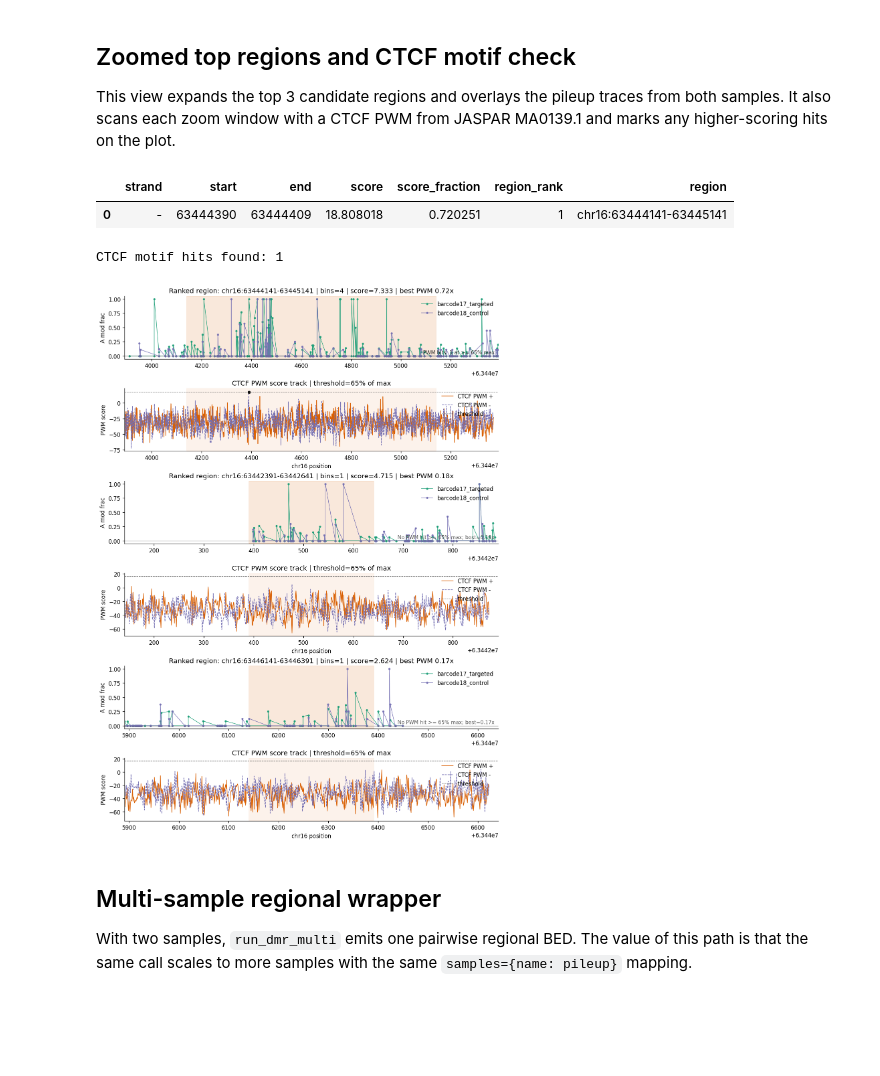
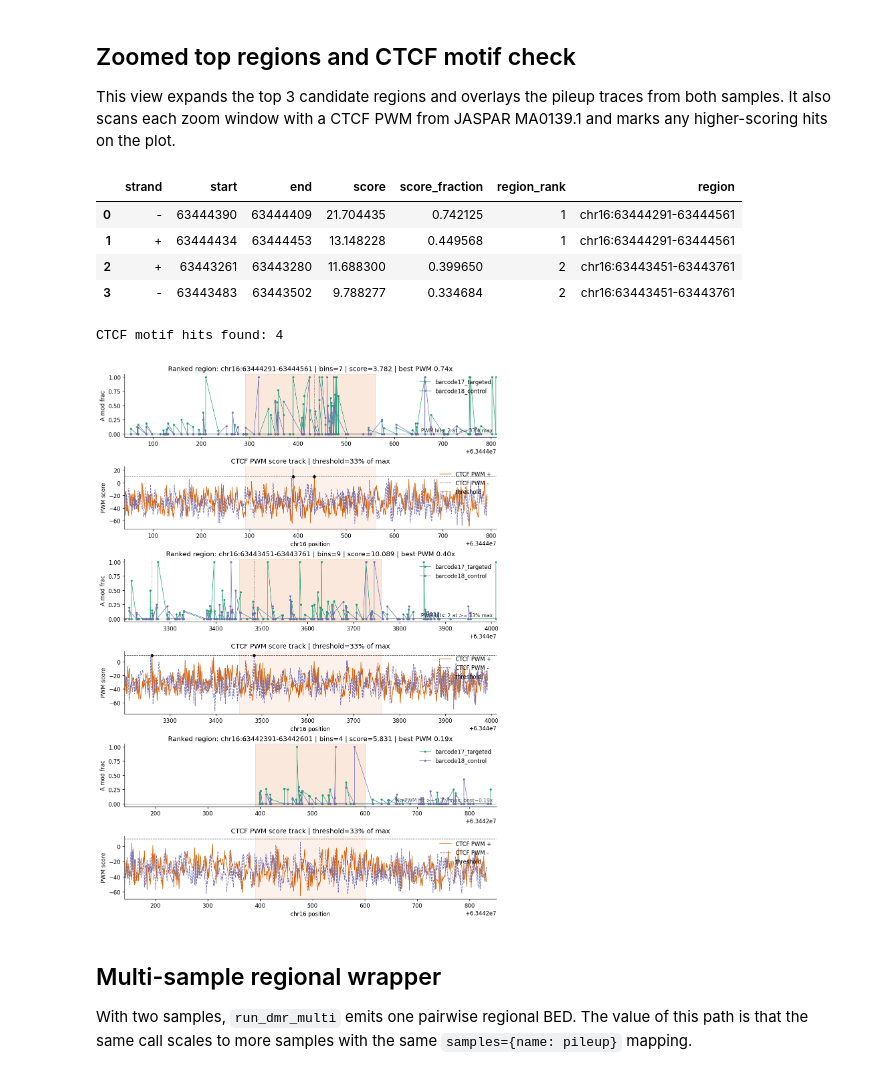
Before and after one commit to streetslab/dimelo, a Jupyter notebook: dmr_multi_sample.ipynb, the cells around one changed output. Drawn from its saved outputs; the diff is of its cells as text; code cells hidden in the pictures; blank space fills up the shorter version.

```diff
--- a/dmr_multi_sample.ipynb
+++ b/dmr_multi_sample.ipynb
@@ -317,8 +317,8 @@ plt.show()
 
 This section scans the selected chr16 demo locus with overlapping 100 bp windows and runs the same pairwise DMR test on each window. The current demo pileups are locus-restricted, so this is a practical discovery pass over the analyzed region rather than a full-genome scan. To make it genome-wide, regenerate the pileups without the narrow `regions` filter and reuse the same sliding-window logic.
 # %%
-DISCOVERY_WINDOW_BP = 100
-DISCOVERY_STEP_BP = 25
+DISCOVERY_WINDOW_BP = 150
+DISCOVERY_STEP_BP = 20
 tiled_region_bed = OUT_DIR / "chr16_100bp_windows.bed"
 tiled_region_output = OUT_DIR / "barcode17_targeted_vs_barcode18_control.A.sliding_100bp.bed"
 
@@ -495,7 +490,7 @@ def genome_background_from_fasta(fasta_path: Path) -> dict[str, float]:
 ctcf_background = genome_background_from_fasta(ref_genome)
 ctcf_pssm = ctcf_pwm.log_odds(ctcf_background)
 ctcf_rpssm = ctcf_pwm.reverse_complement().log_odds(ctcf_background)
-ctcf_pwm_threshold = ctcf_pssm.max * 0.65
+ctcf_pwm_threshold = ctcf_pssm.max * 0.33
 sample_colors = {
     "barcode17_targeted": "#1B9E77",
     "barcode18_control": "#7570B3",
@@ -624,36 +619,39 @@ for region_rank, (plot_ax, pwm_ax, region) in enumerate(
     pwm_ax.plot(pwm_x, pwm_reverse_scores, color="#7570B3", linewidth=1.0, linestyle="--", label="CTCF PWM -")
     pwm_ax.axhline(ctcf_pwm_threshold, color="0.35", linestyle="--", linewidth=0.8, label="threshold")
     for _, hit in motif_hits.iterrows():
         pwm_ax.scatter(
             hit["start"],
             ctcf_pwm_threshold,
             color="#111111",
             s=20,
             zorder=4,
         )
     pwm_ax.axvspan(int(region.start), int(region.end), color="#D95F02", alpha=0.08)
     pwm_ax.set_xlim(window_start, window_end)
     pwm_ax.set_ylabel("PWM score")
     pwm_ax.set_xlabel(f"{analysis_chrom} position")
     pwm_ax.set_title(
         f"CTCF PWM score track | threshold={ctcf_pwm_threshold / ctcf_pssm.max:.0%} of max"
     )
     pwm_ax.legend(frameon=False, loc="upper right")
 
     plot_ax.legend(frameon=False, loc="upper right")
 
 zoom_motif_hits = pd.concat(zoom_region_tables, ignore_index=True) if zoom_region_tables else pd.DataFrame(columns=["strand", "start", "end", "score", "score_fraction", "region_rank", "region"])
 display(zoom_motif_hits)
 if not zoom_motif_hits.empty:
     print("CTCF motif hits found:", len(zoom_motif_hits))
 else:
     print("CTCF motif hits found: 0")
 plt.show()
 # %% [output]
 |  | strand | start | end | score | score_fraction | region_rank | region |
-| 0 | - | 63444390 | 63444409 | 18.808018 | 0.720251 | 1 | chr16:63444141-63445141 |
+| 0 | - | 63444390 | 63444409 | 21.704435 | 0.742125 | 1 | chr16:63444291-63444561 |
+| 1 | + | 63444434 | 63444453 | 13.148228 | 0.449568 | 1 | chr16:63444291-63444561 |
+| 2 | + | 63443261 | 63443280 | 11.688300 | 0.399650 | 2 | chr16:63443451-63443761 |
+| 3 | - | 63443483 | 63443502 | 9.788277 | 0.334684 | 2 | chr16:63443451-63443761 |
-CTCF motif hits found: 1
+CTCF motif hits found: 4
-[figure, old version]
+[figure, new version]
 # %% [markdown]
 ## Multi-sample regional wrapper
 
```
Also changed, not shown: parts of 9 cells of this notebook, 2 other files.
